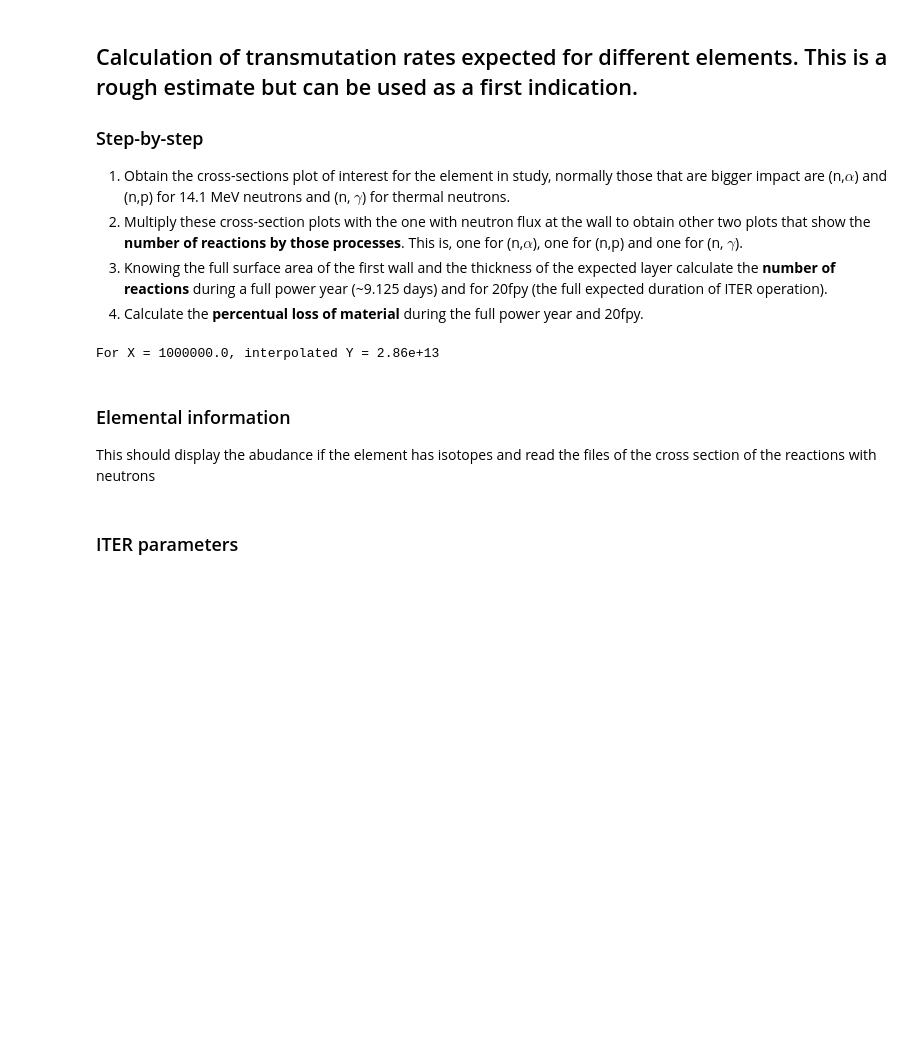
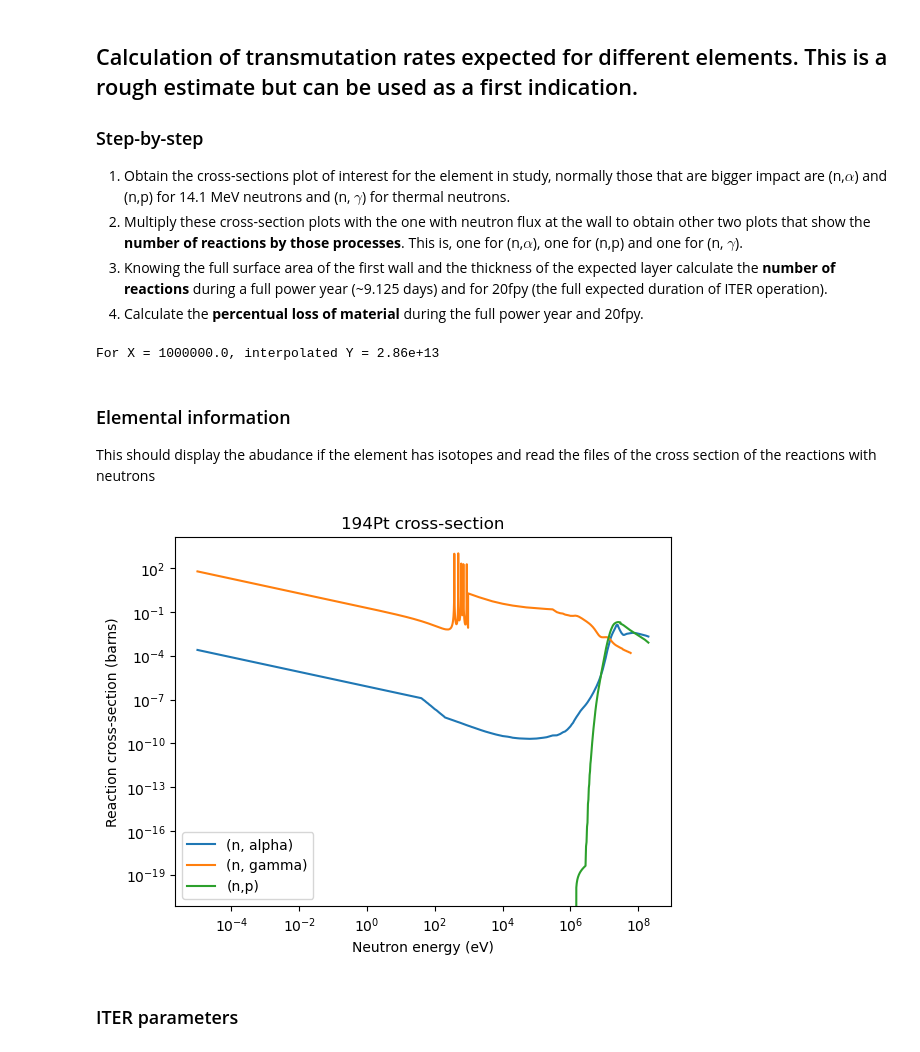
Before and after one commit to tcsousa99/Transmutation-ITER, a Jupyter notebook: pt-transmutation.ipynb, the cells around one changed output. Saved outputs shown, nothing was run; the diff lists cells and outputs as text; code cells hidden in the pictures; blank space fills up the shorter version.

```diff
--- a/pt-transmutation.ipynb
+++ b/pt-transmutation.ipynb
@@ -86,3 +74,23 @@ TENHO DE APAGAR ISTO E COLOCAR EM LISTAS! DEPOIS POSSO ITERAR REACAO A REACAO
+# %%
+#plt.figure(figsize=(10,6), dpi=200)
+
+Pt194_CS_plot = (PtArrays[0][0], PtArrays[0][1], PtArrays[0][2])
+legend = ('(n, alpha)', '(n, gamma)', '(n,p)')
+for i in range(len(Pt194_CS_plot)):
+    plt.plot(Pt194_CS_plot[i][:,0], Pt194_CS_plot[i][:,1]*1e24, label = legend[i])
+
+
+
+plt.yscale("log")
+plt.xscale("log")
+plt.legend()
+plt.title("194Pt cross-section")
+plt.xlabel('Neutron energy (eV)')
+plt.ylabel('Reaction cross-section (barns)')
+
+plt.show()
+# %% [output]
+[figure, added]
 # %% [markdown]
 ### ITER parameters
 # %%
```
Also changed, not shown: parts of 7 cells of this notebook.
